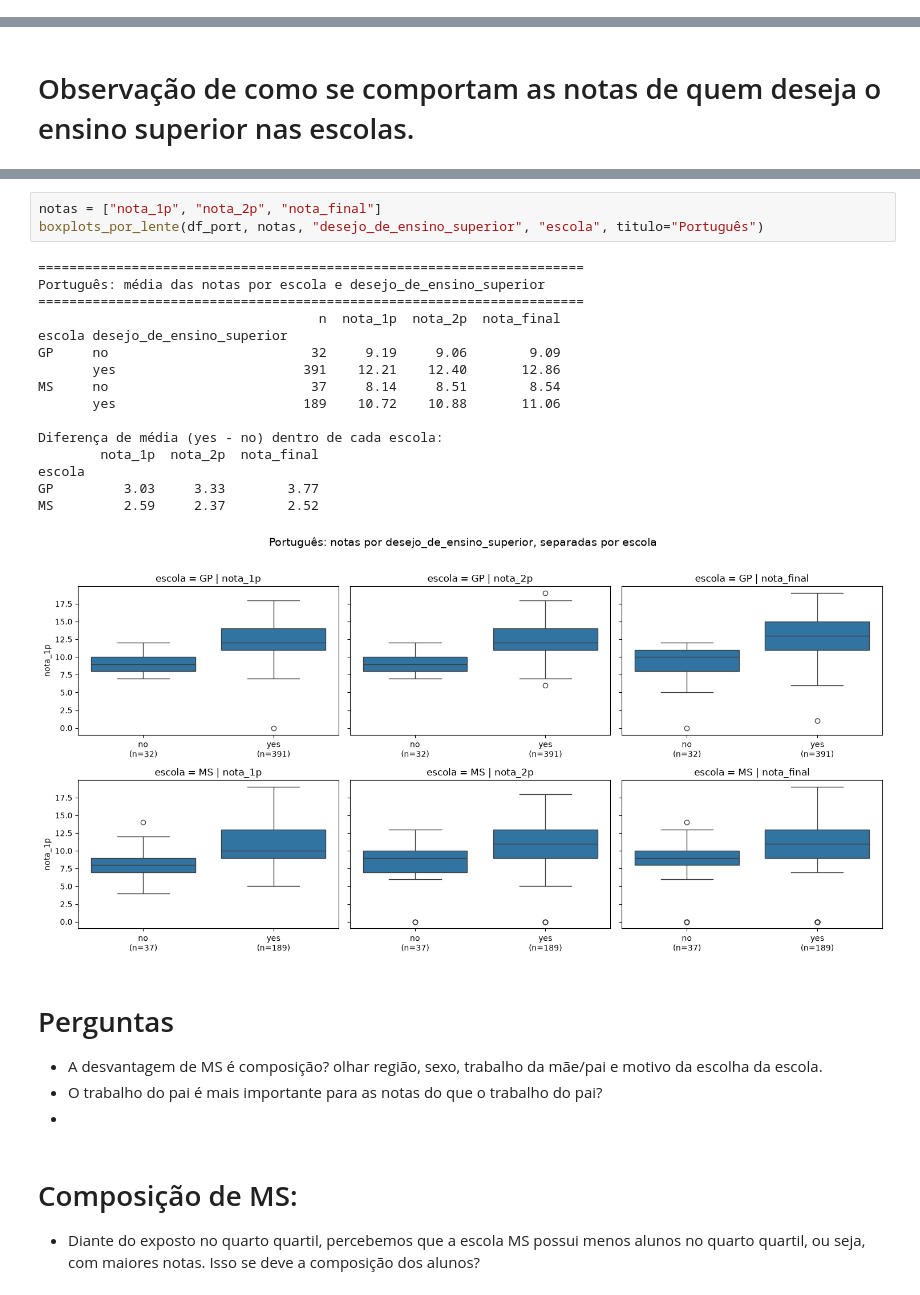
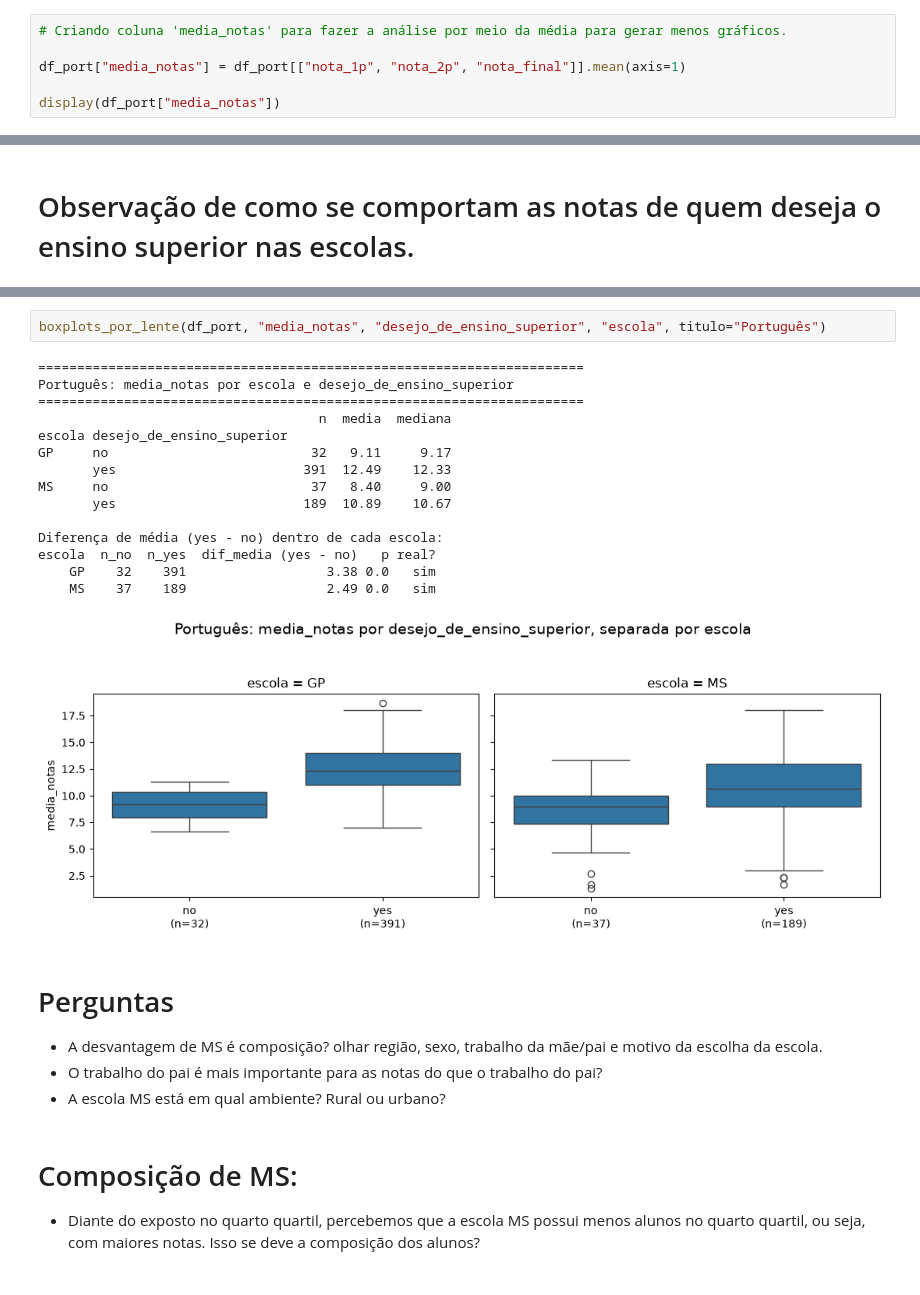
Before and after one commit to julialm-s/EDADatasetStudentAlcoholConsumption, a Jupyter notebook: port.ipynb, the cells around one changed output, grey strips where cells are left out. Saved outputs shown, nothing was run; the diff lists cells and outputs as text.

```diff
--- a/port.ipynb
+++ b/port.ipynb
@@ -224,0 +225,6 @@ nominais_foco = ["escola", "regiao", "sexo" "desejo_de_ensino_superior", "trabal
+# %%
+# Criando coluna 'media_notas' para fazer a análise por meio da média para gerar menos gráficos.
+
+df_port["media_notas"] = df_port[["nota_1p", "nota_2p", "nota_final"]].mean(axis=1)
+
+display(df_port["media_notas"])
@@ -401,29 +428,27 @@ def boxplots_por_lente(df, col_notas, col_foco, col_lente, titulo=""):
     plt.show()
 # %%
-notas = ["nota_1p", "nota_2p", "nota_final"]
-boxplots_por_lente(df_port, notas, "desejo_de_ensino_superior", "escola", titulo="Português")
+boxplots_por_lente(df_port, "media_notas", "desejo_de_ensino_superior", "escola", titulo="Português")
 # %% [output]
 ======================================================================
-Português: média das notas por escola e desejo_de_ensino_superior
+Português: media_notas por escola e desejo_de_ensino_superior
 ======================================================================
-                                    n  nota_1p  nota_2p  nota_final
+                                    n  media  mediana
 escola desejo_de_ensino_superior
-GP     no                          32     9.19     9.06        9.09
-       yes                        391    12.21    12.40       12.86
-MS     no                          37     8.14     8.51        8.54
-       yes                        189    10.72    10.88       11.06
+GP     no                          32   9.11     9.17
+       yes                        391  12.49    12.33
+MS     no                          37   8.40     9.00
+       yes                        189  10.89    10.67
 
 Diferença de média (yes - no) dentro de cada escola:
-        nota_1p  nota_2p  nota_final
-escola
-GP         3.03     3.33        3.77
-MS         2.59     2.37        2.52
+escola  n_no  n_yes  dif_media (yes - no)   p real?
+    GP    32    391                  3.38 0.0   sim
+    MS    37    189                  2.49 0.0   sim
-[figure, old version]
+[figure, new version]
 # %% [markdown]
 # Perguntas
 - A desvantagem de MS é composição? olhar região, sexo, trabalho da mãe/pai e motivo da escolha da escola.
 - O trabalho do pai é mais importante para as notas do que o trabalho do pai?
--
+- A escola MS está em qual ambiente? Rural ou urbano?
 # %% [markdown]
 # Composição de MS:
 - Diante do exposto no quarto quartil, percebemos que a escola MS possui menos alunos no quarto quartil, ou seja, com maiores notas. Isso se deve a composição dos alunos?
```
Also changed, not shown: parts of 25 cells of this notebook, 2 other files.
